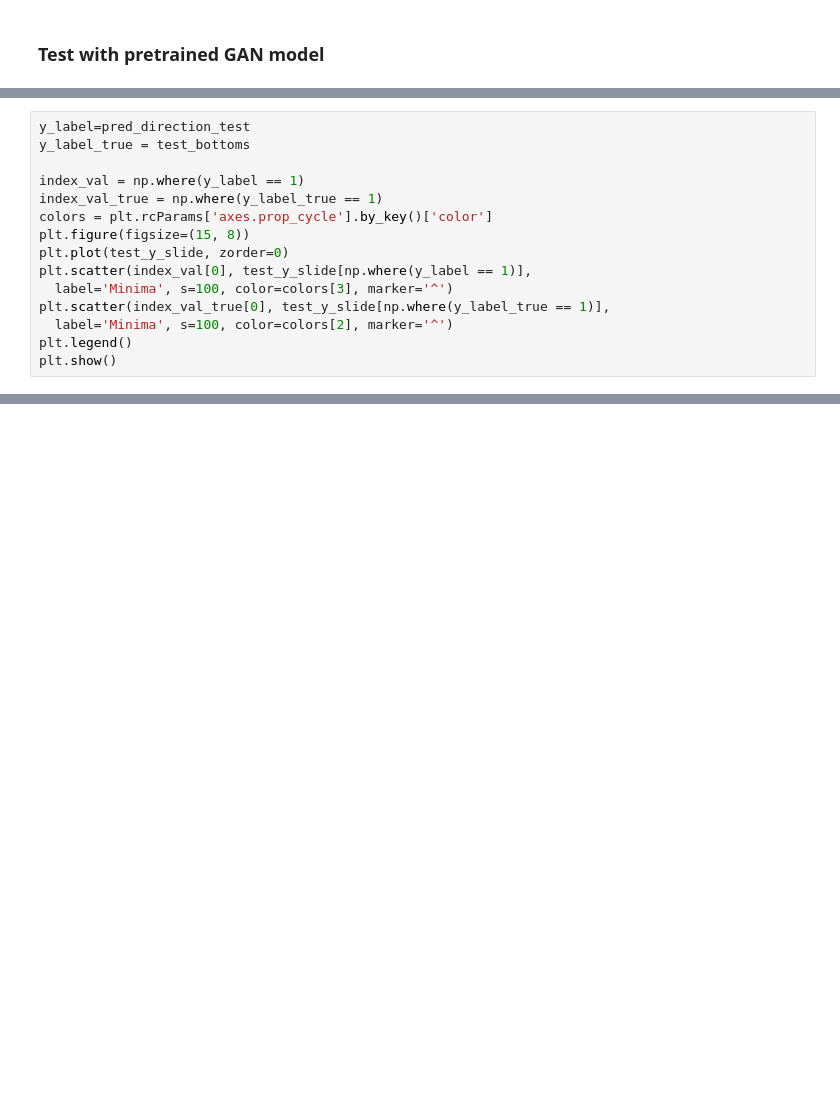
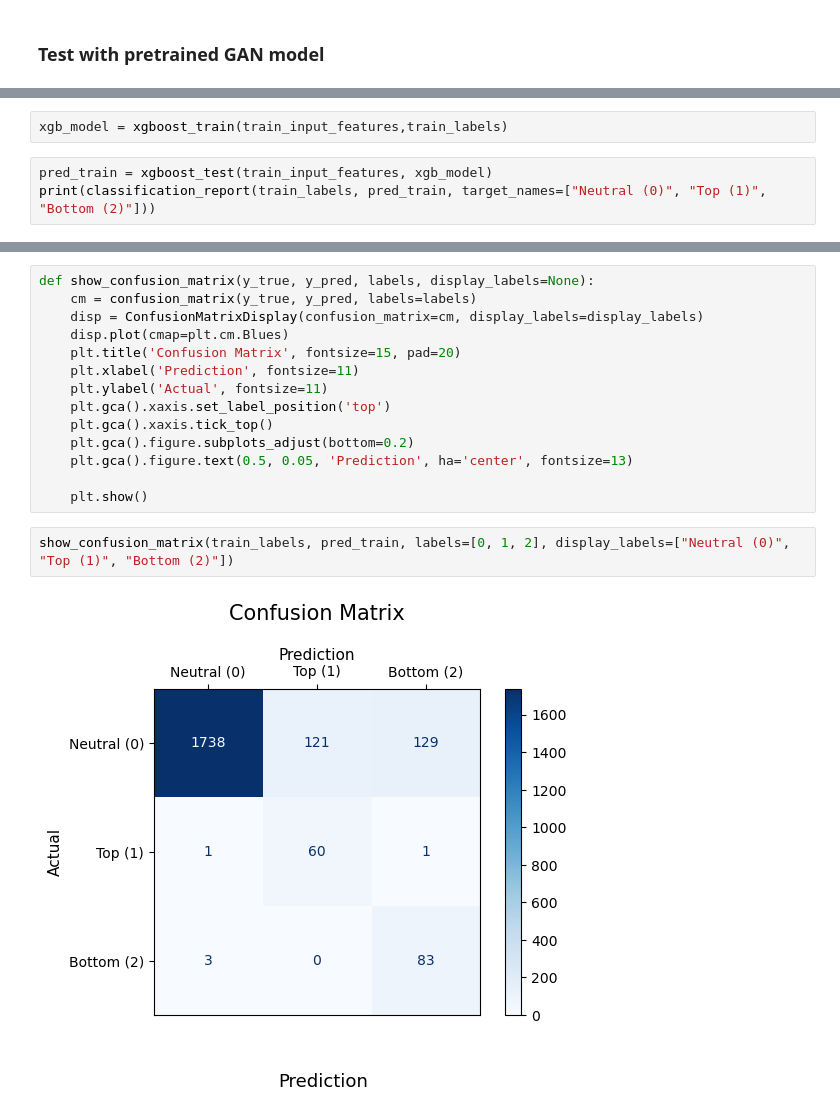
Before and after one commit to UsithaDJay/Intellitrade, a Jupyter notebook: Turning_Points_Forecasting/Turning_Point_Prediction.ipynb, the cells around one changed output, grey strips where cells are left out. Cells and saved outputs as stored; diff of their text form; blank space fills up the shorter version.

```diff
--- a/Turning_Points_Forecasting/Turning_Point_Prediction.ipynb
+++ b/Turning_Points_Forecasting/Turning_Point_Prediction.ipynb
@@ -455,0 +487,5 @@ Recall_test:  0.9580838323353293
+# %%
+xgb_model = xgboost_train(train_input_features,train_labels)
+# %%
+pred_train = xgboost_test(train_input_features, xgb_model)
+print(classification_report(train_labels, pred_train, target_names=["Neutral (0)", "Top (1)", "Bottom (2)"]))
@@ -493,15 +516,0 @@ Predicted bottoms [8107  509]
-# %%
-y_label=pred_direction_test
-y_label_true = test_bottoms
-
-index_val = np.where(y_label == 1)
-index_val_true = np.where(y_label_true == 1)
-colors = plt.rcParams['axes.prop_cycle'].by_key()['color']
-plt.figure(figsize=(15, 8))
-plt.plot(test_y_slide, zorder=0)
-plt.scatter(index_val[0], test_y_slide[np.where(y_label == 1)],
-  label='Minima', s=100, color=colors[3], marker='^')
-plt.scatter(index_val_true[0], test_y_slide[np.where(y_label_true == 1)],
-  label='Minima', s=100, color=colors[2], marker='^')
-plt.legend()
-plt.show()
@@ -545,0 +531,18 @@ tensor(264.2576)
+# %%
+def show_confusion_matrix(y_true, y_pred, labels, display_labels=None):
+    cm = confusion_matrix(y_true, y_pred, labels=labels)
+    disp = ConfusionMatrixDisplay(confusion_matrix=cm, display_labels=display_labels)
+    disp.plot(cmap=plt.cm.Blues)
+    plt.title('Confusion Matrix', fontsize=15, pad=20)
+    plt.xlabel('Prediction', fontsize=11)
+    plt.ylabel('Actual', fontsize=11)
+    plt.gca().xaxis.set_label_position('top')
+    plt.gca().xaxis.tick_top()
+    plt.gca().figure.subplots_adjust(bottom=0.2)
+    plt.gca().figure.text(0.5, 0.05, 'Prediction', ha='center', fontsize=13)
+
+    plt.show()
+# %%
+show_confusion_matrix(train_labels, pred_train, labels=[0, 1, 2], display_labels=["Neutral (0)", "Top (1)", "Bottom (2)"])
+# %% [output]
+[figure, added]
```
Also changed, not shown: parts of 38 cells of this notebook, 1 other file.
